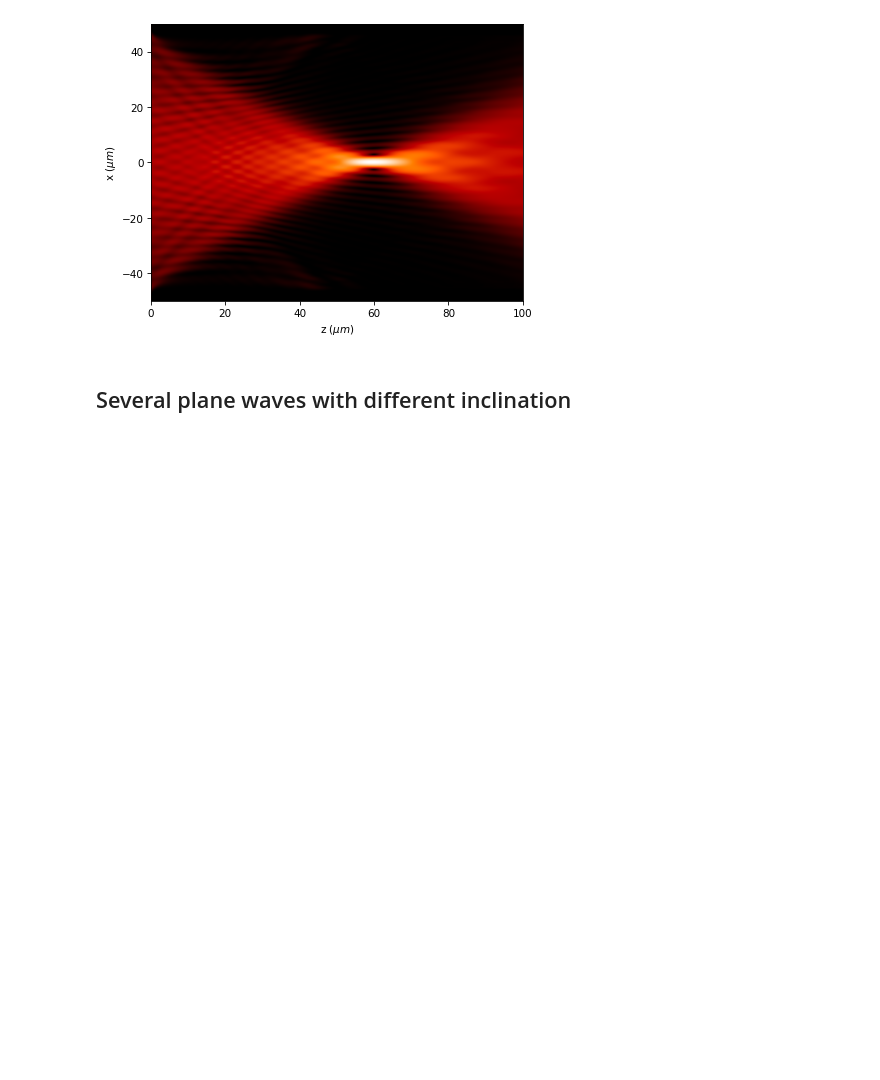
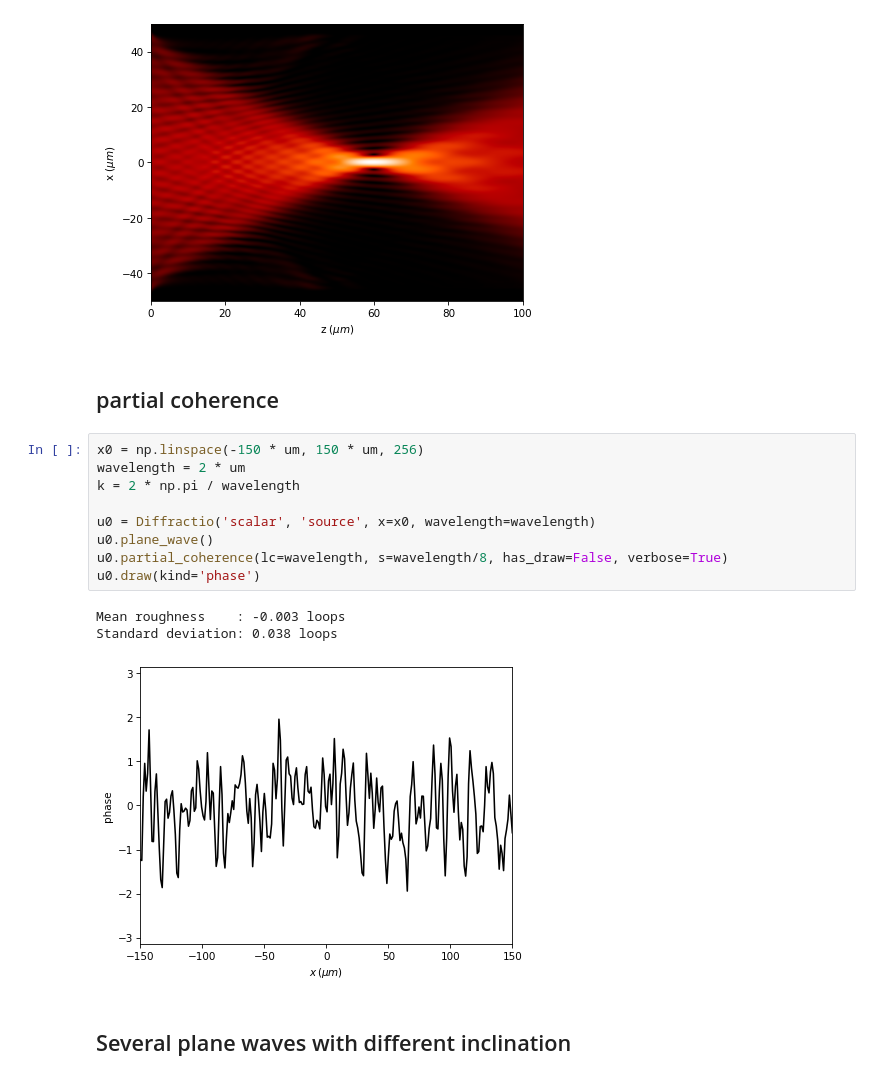
Before and after one commit to optbrea/diffractio, a Jupyter notebook: docs/source/tutorial_scalar/scalar_X/sources_x.ipynb, the cells around one changed output. Saved outputs shown, nothing was run; the diff lists cells and outputs as text; blank space fills up the shorter version.

Commit message:
partial coherence
Scalar_source_x and scalar_source_xy. Add randomess to the phase of teh source.

```diff
--- a/docs/source/tutorial_scalar/scalar_X/sources_x.ipynb
+++ b/docs/source/tutorial_scalar/scalar_X/sources_x.ipynb
@@ -91,6 +91,21 @@ uxz.draw(kind="intensity", logarithm = 1e1)
 # %% [output]
 [figure]
 [figure]
+# %% [markdown]
+## partial coherence
+# %%
+x0 = np.linspace(-150 * um, 150 * um, 256)
+wavelength = 2 * um
+k = 2 * np.pi / wavelength
+
+u0 = Diffractio('scalar', 'source', x=x0, wavelength=wavelength)
+u0.plane_wave()
+u0.partial_coherence(lc=wavelength, s=wavelength/8, has_draw=False, verbose=True)
+u0.draw(kind='phase')
+# %% [output]
+Mean roughness    : -0.003 loops
+Standard deviation: 0.038 loops
+[figure, added]
 # %% [markdown]
 ## Several plane waves with different inclination
 # %%
```
Also changed, not shown: 4 other files.
